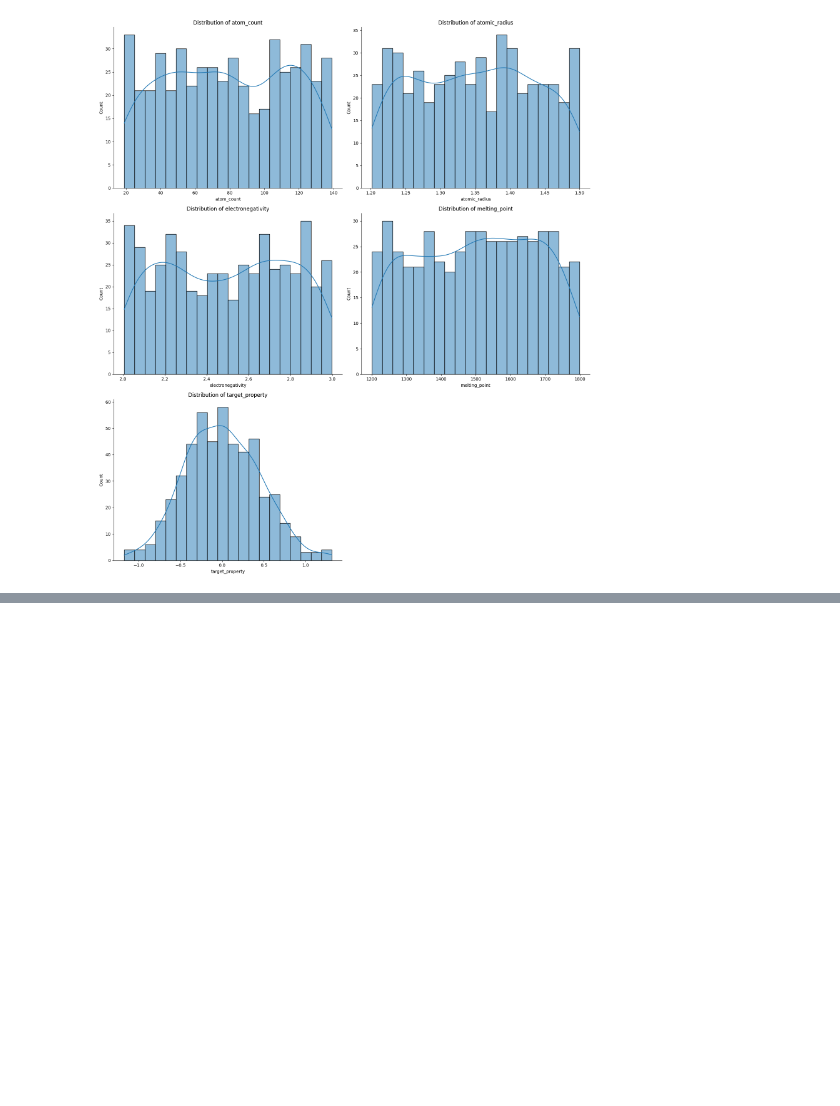
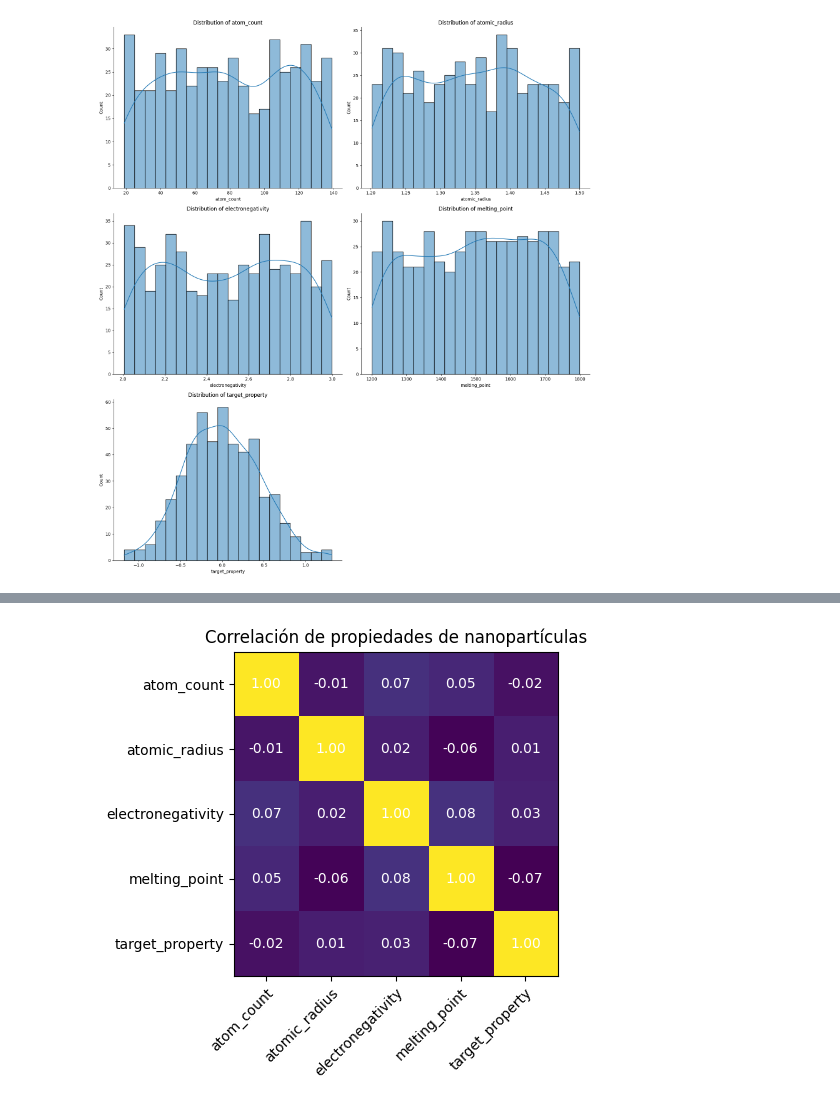
Before and after one commit to Frozen-Burrito/sim-matematica, a Jupyter notebook: proyectos/estructura_electronica/ProyectoModulo1_CardonaM_CurielM_MendozaF.ipynb, the cells around one changed output, grey strips where cells are left out. Drawn from its saved outputs; the diff is of its cells as text; code cells hidden in the pictures; blank space fills up the shorter version.

Commit message:
Mapa de calor, citar dataset en README.md

```diff
--- a/proyectos/estructura_electronica/ProyectoModulo1_CardonaM_CurielM_MendozaF.ipynb
+++ b/proyectos/estructura_electronica/ProyectoModulo1_CardonaM_CurielM_MendozaF.ipynb
@@ -119,0 +130,21 @@ plt.show()
+# %%
+columnas = ["atom_count", "atomic_radius", "electronegativity", "melting_point", "target_property"]
+
+matriz_correlacion = df[columnas].corr()
+
+fig, ax = plt.subplots()
+im = ax.imshow(matriz_correlacion)
+
+# Agregar anotaciones en los ejes y en cada recuadro del mapa.
+ax.set_xticks(range(len(columnas)), labels=columnas, rotation=45, ha="right", rotation_mode="anchor")
+ax.set_yticks(range(len(columnas)), labels=columnas)
+
+for i in range(len(columnas)):
+    for j in range(len(columnas)):
+        text = ax.text(j, i, f"{matriz_correlacion.iloc[i].iloc[j]:.2f}", ha="center", va="center", color="w")
+
+ax.set_title("Correlación de propiedades de nanopartículas, excluyendo componentes DOS")
+fig.tight_layout()
+plt.show()
+# %% [output]
+[figure, added]
```
Also changed, not shown: parts of 6 cells of this notebook, 1 other file.
